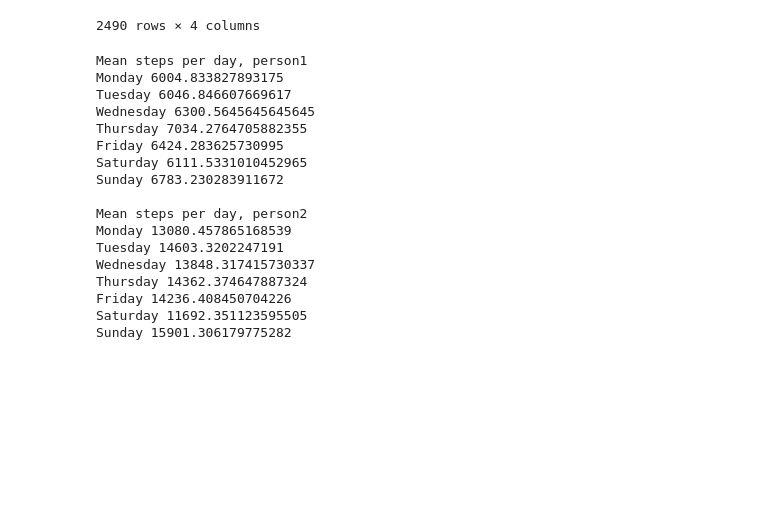
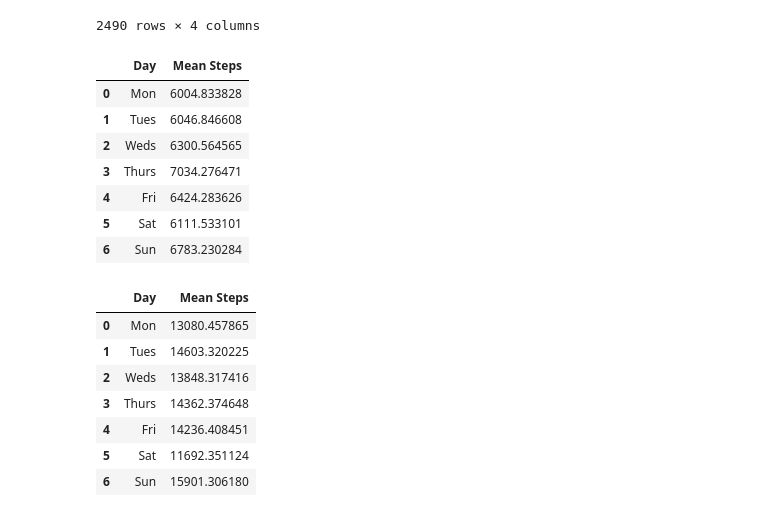
Before and after one commit to j-sh-park/Fit_Analysis, a Jupyter notebook: src/Week10 - James Park.ipynb, the cells around one changed output. Cells and saved outputs as stored; diff of their text form; code cells hidden in the pictures; blank space fills up the shorter version.

```diff
--- a/src/Week10 - James Park.ipynb
+++ b/src/Week10 - James Park.ipynb
@@ -169,29 +169,37 @@ daydict = {0:'Monday', 1:'Tuesday', 2:'Wednesday', 3:'Thursday', 4:'Friday', 5:'
 # %%
-#show mean steps per day
-print('\nMean steps per day, person1')
+#put mean per day data in new df for graphing
+day_mean_data1 = []
+day_mean_data2 = []
 for i in dkeys1:
-    print(daydict[i], gdf1_daily.get_group(i)['Count'].mean())
-print('\nMean steps per day, person2')
+    day_mean_data1.append([daydict[i], gdf1_daily.get_group(i)['Count'].mean()])
 for i in dkeys2:
-    print(daydict[i], gdf2_daily.get_group(i)['Count'].mean())
+    day_mean_data2.append([daydict[i], gdf2_daily.get_group(i)['Count'].mean()])
+day_mean_df1 = pd.DataFrame(day_mean_data1, columns = ['Day', 'Mean Steps'])
+day_mean_df2 = pd.DataFrame(day_mean_data2, columns = ['Day', 'Mean Steps'])
-# %% [output]
-Mean steps per day, person1
-Monday 6004.833827893175
-Tuesday 6046.846607669617
-Wednesday 6300.5645645645645
-Thursday 7034.2764705882355
-Friday 6424.283625730995
-Saturday 6111.5331010452965
-Sunday 6783.230283911672
-
-Mean steps per day, person2
-Monday 13080.457865168539
-Tuesday 14603.3202247191
-Wednesday 13848.317415730337
-Thursday 14362.374647887324
-Friday 14236.408450704226
-Saturday 11692.351123595505
-Sunday 15901.306179775282
+# %%
+#show means per day for person1 data set
+day_mean_df1
+# %% [output]
+|  | Day | Mean Steps |
+| 0 | Mon | 6004.833828 |
+| 1 | Tues | 6046.846608 |
+| 2 | Weds | 6300.564565 |
+| 3 | Thurs | 7034.276471 |
+| 4 | Fri | 6424.283626 |
+| 5 | Sat | 6111.533101 |
+| 6 | Sun | 6783.230284 |
+# %%
+#show means per day for person2 data set
+day_mean_df2
+# %% [output]
+|  | Day | Mean Steps |
+| 0 | Mon | 13080.457865 |
+| 1 | Tues | 14603.320225 |
+| 2 | Weds | 13848.317416 |
+| 3 | Thurs | 14362.374648 |
+| 4 | Fri | 14236.408451 |
+| 5 | Sat | 11692.351124 |
+| 6 | Sun | 15901.306180 |
 # %%
 #group both datasets by weekend or weekday
 gdf1_daily = df1_daily.groupby('Is Weekday')
```
Also changed, not shown: parts of 4 cells of this notebook.
